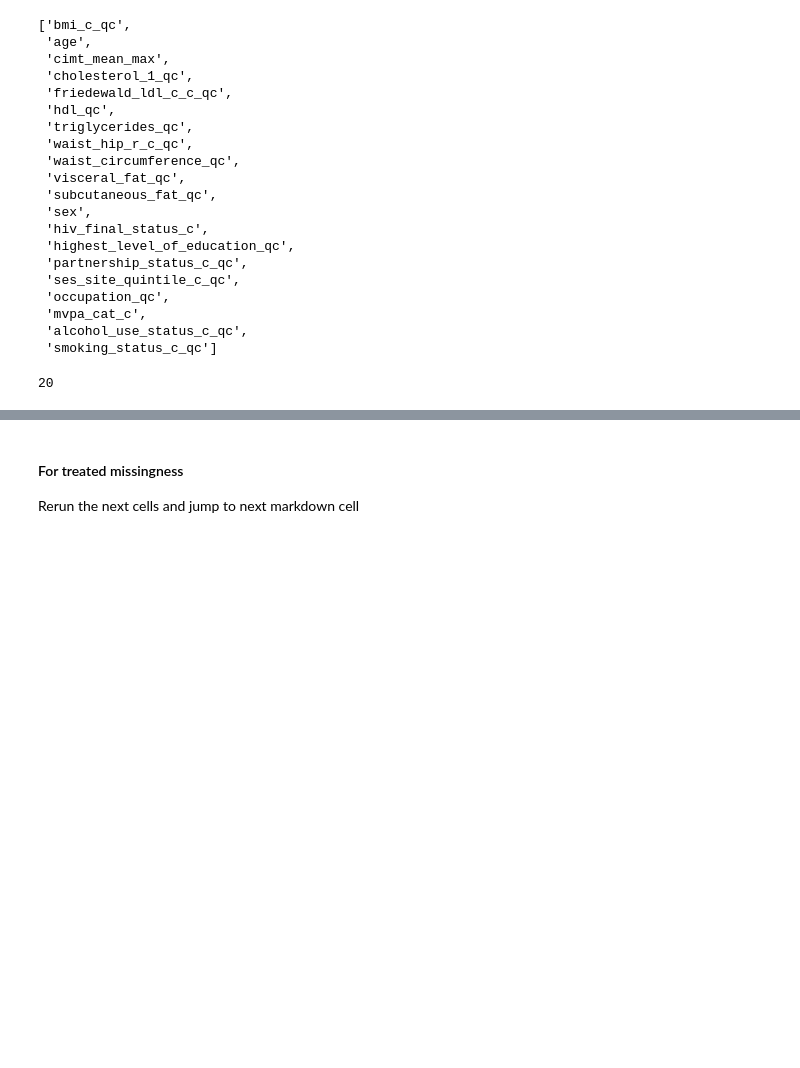
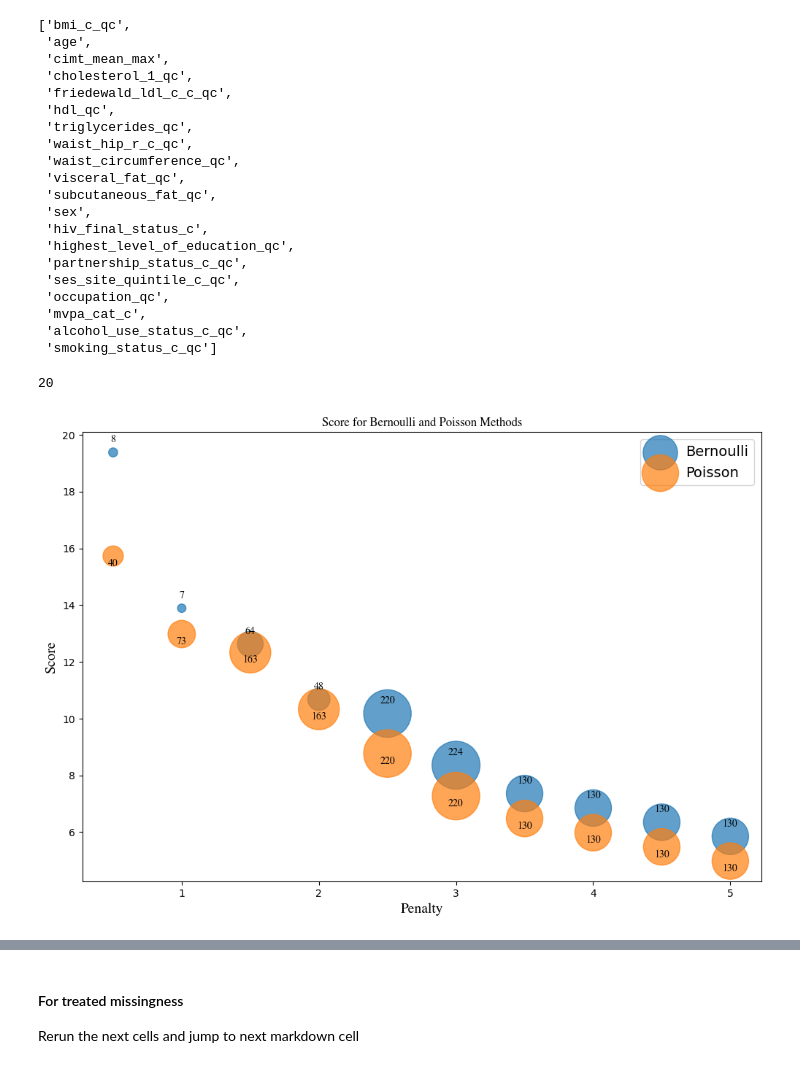
Before and after one commit to kayvinsoo7/HAALSI_work, a Jupyter notebook: mdscan-master/Autostrat.ipynb, the cells around one changed output, grey strips where cells are left out. Saved outputs shown, nothing was run; the diff lists cells and outputs as text; code cells hidden in the pictures; blank space fills up the shorter version.

Commit message:
sankey and poisson

```diff
--- a/mdscan-master/Autostrat.ipynb
+++ b/mdscan-master/Autostrat.ipynb
@@ -204,3 +242,49 @@ search_space
 len(search_space)
 # %% [output]
 20
+# %%
+import matplotlib.pyplot as plt
+import pandas as pd
+import numpy as np
+
+# Sample data
+data = {
+    'Penalty': [0.5, 1.0, 1.5, 2.0, 2.5, 3.0, 3.5, 4.0, 4.5, 5.0],
+    'score_Bernoulli': [19.38, 13.89, 12.63, 10.68, 10.18, 8.36, 7.36, 6.85, 6.35, 5.85],
+    'Size_Bernoulli': [8, 7, 64, 48, 220, 224, 130, 130, 130, 130],
+    'score_Poisson': [15.73, 12.98, 12.33, 10.33, 8.77, 7.27, 6.48, 5.98, 5.48, 4.98],
+    'Size_Poisson': [40, 73, 163, 163, 220, 220, 130, 130, 130, 130],
+    'Literals_Bernoulli': [9, 7, 5, 3, 3, 3, 1, 1, 1, 1],
+    'Literals_Poisson': [11, 8, 4, 4, 3, 3, 1, 1, 1, 1]
+}
+
+df = pd.DataFrame(data)
+
+# Plotting
+plt.figure(figsize=(12, 8))
+
+# Plot Odds for Bernoulli
+plt.scatter(df['Penalty'], df['score_Bernoulli'], s=df['Size_Bernoulli']*10, label='Bernoulli', alpha=0.7)
+
+# Plot Odds for Poisson
+plt.scatter(df['Penalty'], df['score_Poisson'], s=df['Size_Poisson']*10, label='Poisson', alpha=0.7)
+
+# Annotate the size values for Bernoulli
+for i, txt in enumerate(df['Size_Bernoulli']):
+    plt.annotate(txt, (df['Penalty'][i], df['score_Bernoulli'][i]), textcoords="offset points", xytext=(0,10), ha='center', fontname="Times")
+
+# Annotate the size values for Poisson
+for i, txt in enumerate(df['Size_Poisson']):
+    plt.annotate(txt, (df['Penalty'][i], df['score_Poisson'][i]), textcoords="offset points", xytext=(0,-10), ha='center', fontname="Times")
+
+hfont = {'fontname':'Comic Sans MS'}
+# Add labels and title
+plt.xlabel('Penalty', fontsize=14, fontname="Times")
+plt.ylabel('Score', fontsize=14, fontname="Times")
+plt.title('Score for Bernoulli and Poisson Methods', fontname="Times")
+plt.legend(fontsize="14")
+
+# Show the plot
+plt.show()
+# %% [output]
+[figure, added]
```
Also changed, not shown: parts of 25 cells of this notebook, 2 other files.
